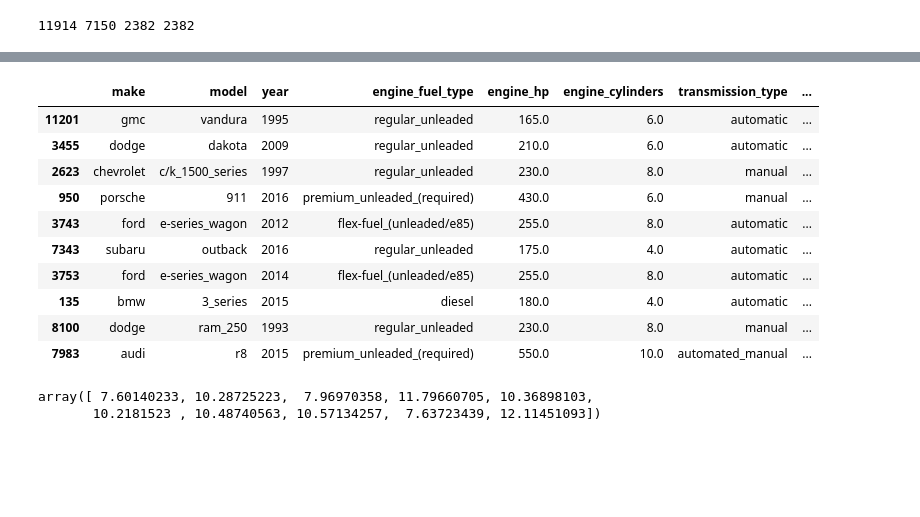
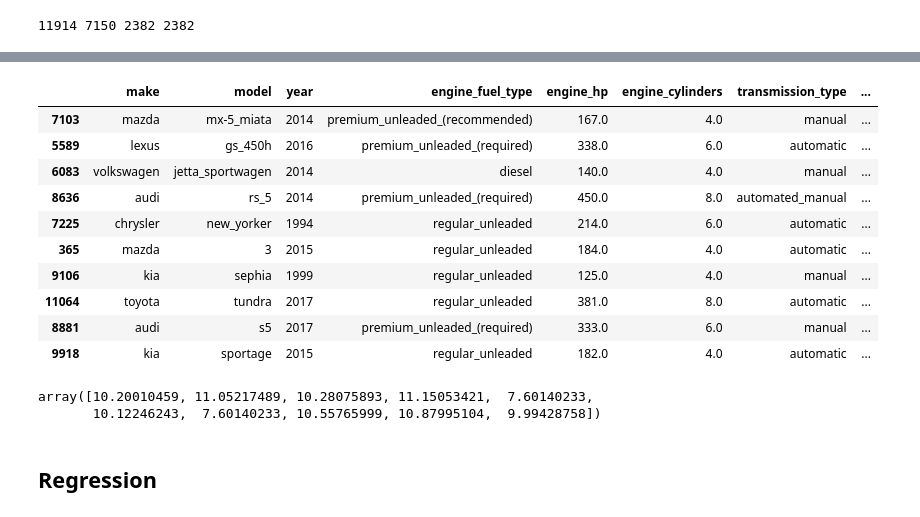
Before and after one commit to piotrswiecik/mlzoomcamp, a Jupyter notebook: various/cars_regression.ipynb, the cells around one changed output, grey strips where cells are left out. Cells and saved outputs as stored; diff of their text form; code cells hidden in the pictures; blank space fills up the shorter version.

```diff
--- a/various/cars_regression.ipynb
+++ b/various/cars_regression.ipynb
@@ -235,12 +235,12 @@ idx = np.arange(m)
 np.random.seed(1)
 np.random.shuffle(idx)
 
-X_train = df.iloc[idx[:m_train]]
-X_val = df.iloc[idx[m_train:m_train+m_val]]
-X_test = df.iloc[idx[m_train+m_val:]]
+df_train = df.iloc[idx[:m_train]]
+df_val = df.iloc[idx[m_train:m_train+m_val]]
+df_test = df.iloc[idx[m_train+m_val:]]
 
-assert (len(X_train) + len(X_val) + len(X_test)) == m
+assert (len(df_train) + len(df_val) + len(df_test)) == m
 
-X_train.head(10)
+df_train.head(10)
 # %% [output]
 |  | make | model | year | engine_fuel_type | engine_hp | engine_cylinders | transmission_type | ... |
@@ -257,27 +257,29 @@ X_train.head(10)
 # %%
-y_train = np.log1p(X_train.msrp.values)
-y_val = np.log1p(X_val.msrp.values)
-y_test = np.log1p(X_test.msrp.values)
+y_train = np.log1p(df_train.msrp.values)
+y_val = np.log1p(df_val.msrp.values)
+y_test = np.log1p(df_test.msrp.values)
 
-del X_train["msrp"]
-del X_val["msrp"]
-del X_test["msrp"]
+del df_train["msrp"]
+del df_val["msrp"]
+del df_test["msrp"]
 
-X_train.head(10)
+df_train.head(10)
 # %% [output]
 |  | make | model | year | engine_fuel_type | engine_hp | engine_cylinders | transmission_type | ... |
-| 11201 | gmc | vandura | 1995 | regular_unleaded | 165.0 | 6.0 | automatic | ... |
-| 3455 | dodge | dakota | 2009 | regular_unleaded | 210.0 | 6.0 | automatic | ... |
-| 2623 | chevrolet | c/k_1500_series | 1997 | regular_unleaded | 230.0 | 8.0 | manual | ... |
-| 950 | porsche | 911 | 2016 | premium_unleaded_(required) | 430.0 | 6.0 | manual | ... |
-| 3743 | ford | e-series_wagon | 2012 | flex-fuel_(unleaded/e85) | 255.0 | 8.0 | automatic | ... |
-| 7343 | subaru | outback | 2016 | regular_unleaded | 175.0 | 4.0 | automatic | ... |
-| 3753 | ford | e-series_wagon | 2014 | flex-fuel_(unleaded/e85) | 255.0 | 8.0 | automatic | ... |
-| 135 | bmw | 3_series | 2015 | diesel | 180.0 | 4.0 | automatic | ... |
-| 8100 | dodge | ram_250 | 1993 | regular_unleaded | 230.0 | 8.0 | manual | ... |
-| 7983 | audi | r8 | 2015 | premium_unleaded_(required) | 550.0 | 10.0 | automated_manual | ... |
+| 7103 | mazda | mx-5_miata | 2014 | premium_unleaded_(recommended) | 167.0 | 4.0 | manual | ... |
+| 5589 | lexus | gs_450h | 2016 | premium_unleaded_(required) | 338.0 | 6.0 | automatic | ... |
+| 6083 | volkswagen | jetta_sportwagen | 2014 | diesel | 140.0 | 4.0 | manual | ... |
+| 8636 | audi | rs_5 | 2014 | premium_unleaded_(required) | 450.0 | 8.0 | automated_manual | ... |
+| 7225 | chrysler | new_yorker | 1994 | regular_unleaded | 214.0 | 6.0 | automatic | ... |
+| 365 | mazda | 3 | 2015 | regular_unleaded | 184.0 | 4.0 | automatic | ... |
+| 9106 | kia | sephia | 1999 | regular_unleaded | 125.0 | 4.0 | manual | ... |
+| 11064 | toyota | tundra | 2017 | regular_unleaded | 381.0 | 8.0 | automatic | ... |
+| 8881 | audi | s5 | 2017 | premium_unleaded_(required) | 333.0 | 6.0 | manual | ... |
+| 9918 | kia | sportage | 2015 | regular_unleaded | 182.0 | 4.0 | automatic | ... |
 # %%
 y_train[:10]
 # %% [output]
-array([ 7.60140233, 10.28725223,  7.96970358, 11.79660705, 10.36898103,
-       10.2181523 , 10.48740563, 10.57134257,  7.63723439, 12.11451093])
+array([10.20010459, 11.05217489, 10.28075893, 11.15053421,  7.60140233,
+       10.12246243,  7.60140233, 10.55765999, 10.87995104,  9.99428758])
+# %% [markdown]
+## Regression
```
Also changed, not shown: parts of 23 cells of this notebook.
